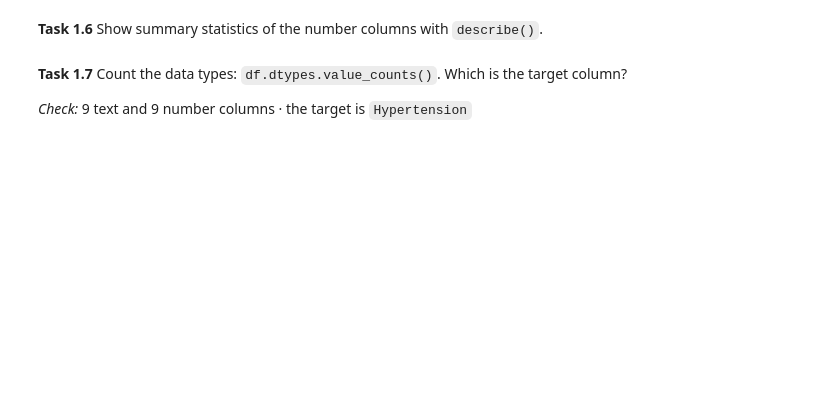
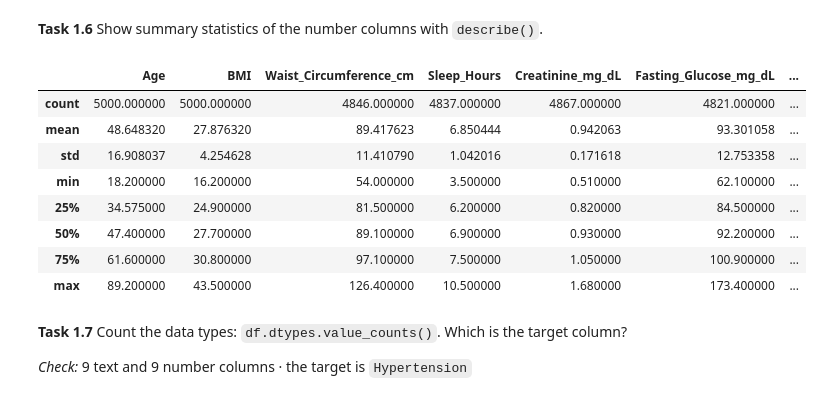
Before and after one commit to srisaikiran1020/workshop_4_27_10_26, a Jupyter notebook: Week5_Workshop_Pandas_Student.ipynb, the cells around one changed output. Saved outputs shown, nothing was run; the diff lists cells and outputs as text; code cells hidden in the pictures; blank space fills up the shorter version.

```diff
--- a/Week5_Workshop_Pandas_Student.ipynb
+++ b/Week5_Workshop_Pandas_Student.ipynb
@@ -92,6 +154,17 @@ df = pd.read_csv(...)
 **Task 1.6** Show summary statistics of the number columns with `describe()`.
 # %%
 # your code here
+df.describe()
+# %% [output]
+|  | Age | BMI | Waist_Circumference_cm | Sleep_Hours | Creatinine_mg_dL | Fasting_Glucose_mg_dL | ... |
+| count | 5000.000000 | 5000.000000 | 4846.000000 | 4837.000000 | 4867.000000 | 4821.000000 | ... |
+| mean | 48.648320 | 27.876320 | 89.417623 | 6.850444 | 0.942063 | 93.301058 | ... |
+| std | 16.908037 | 4.254628 | 11.410790 | 1.042016 | 0.171618 | 12.753358 | ... |
+| min | 18.200000 | 16.200000 | 54.000000 | 3.500000 | 0.510000 | 62.100000 | ... |
+| 25% | 34.575000 | 24.900000 | 81.500000 | 6.200000 | 0.820000 | 84.500000 | ... |
+| 50% | 47.400000 | 27.700000 | 89.100000 | 6.900000 | 0.930000 | 92.200000 | ... |
+| 75% | 61.600000 | 30.800000 | 97.100000 | 7.500000 | 1.050000 | 100.900000 | ... |
+| max | 89.200000 | 43.500000 | 126.400000 | 10.500000 | 1.680000 | 173.400000 | ... |
 # %% [markdown]
 **Task 1.7** Count the data types: `df.dtypes.value_counts()`. Which is the target column?
 
```
Also changed, not shown: parts of 22 cells of this notebook.
